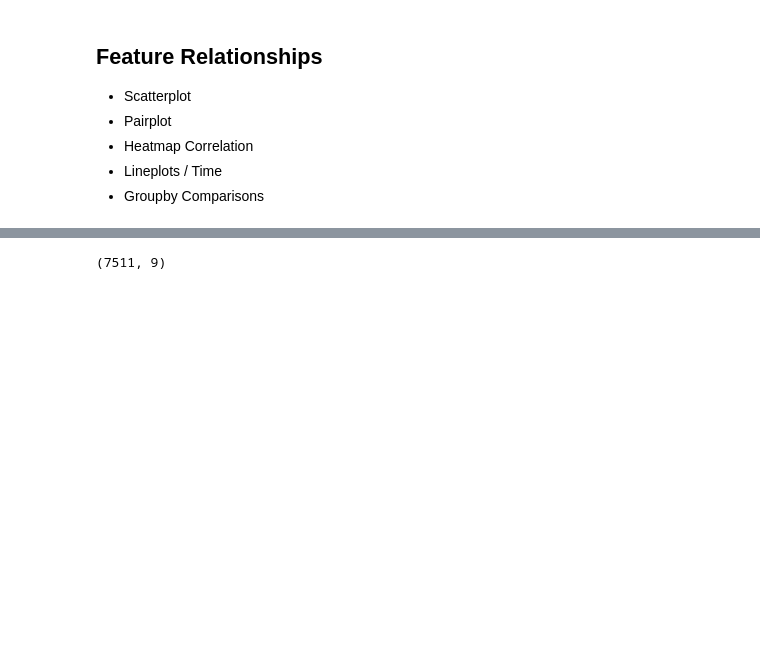
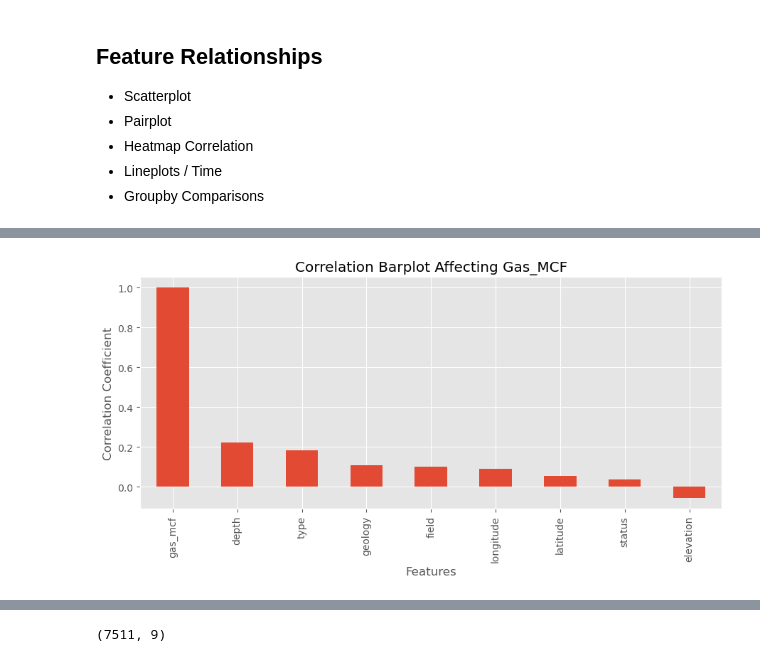
Before and after one commit to mrhussaink7/nys-gas-potential, a Jupyter notebook: code/exploratory_data_analysis.ipynb, the cells around one changed output, grey strips where cells are left out. Saved outputs shown, nothing was run; the diff lists cells and outputs as text; code cells hidden in the pictures; blank space fills up the shorter version.

```diff
--- a/code/exploratory_data_analysis.ipynb
+++ b/code/exploratory_data_analysis.ipynb
@@ -101 +101,5 @@ FEATURE: BOTTOM_HOLE_LONGITUDE
 ... (6 outputs left out)
+# %%
+for column, rows in df.items():
+    print('----------')
+    print(f'{column} --- {df[column].unique()} --- {df[column].nunique()} | na {df[column].isna().sum()} | {df[column].dtype}')
@@ -109 +143,20 @@ FEATURE: BOTTOM_HOLE_LONGITUDE
+# %%
+corr = df.copy()
+label_mapping = {}
+
+for column in corr.columns:
+    if corr[column].dtype == 'O':
+        unique_values = corr[column].unique()
+        mapping = {value: i + 1 for i, value in enumerate(unique_values)}
+        label_mapping[column] = mapping
+        corr[column] = corr[column].map(mapping)
+
+corr.corr()['gas_mcf'].sort_values(ascending=False).plot(kind='bar', figsize=(9,5))
+plt.title('Correlation Barplot Affecting Gas_MCF')
+plt.xlabel('Features')
+plt.ylabel('Correlation Coefficient')
+plt.tight_layout(rect=[0,0,1,0.95])
+plt.show()
+# %% [output]
+[figure, added]
 # %%
```
Also changed, not shown: parts of 6 cells of this notebook.
